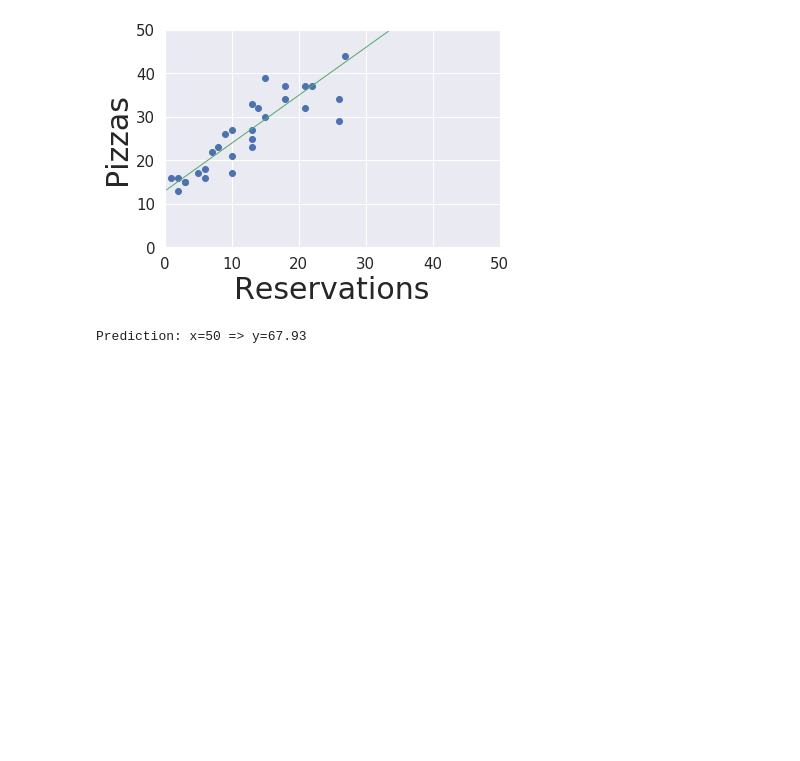
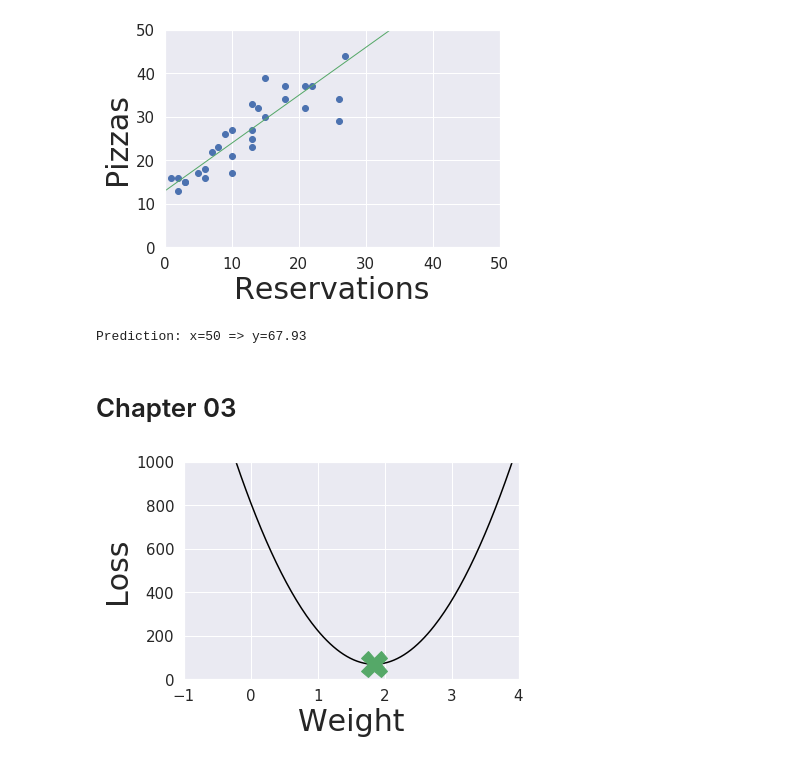
Before and after one commit to eLafo/pml, a Jupyter notebook: Notebook.ipynb, the cells around one changed output. Drawn from its saved outputs; the diff is of its cells as text; code cells hidden in the pictures; blank space fills up the shorter version.

```diff
--- a/Chapter 02.ipynb
+++ b/Notebook.ipynb
@@ -9,5 +13,5 @@ from chapter_02 import linear_regression
 # %%
-X, Y = np.loadtxt("chapter_02/pizza.txt", skiprows=1, unpack=True)
+X, Y = np.loadtxt("data/pizza.txt", skiprows=1, unpack=True)
 # %%
 iterations=10000
 lr=0.01
@@ -57,3 +61,25 @@ prediction = 50
 print("Prediction: x=%d => y=%.2f" % (prediction, linear_regression.predict(prediction, w, b)))
 # %% [output]
 Prediction: x=50 => y=67.93
+# %% [markdown]
+# Chapter 03
+# %%
+# Compute losses for w ranging from -1 to 4
+weights = np.linspace(-1.0, 4.0, 200)
+losses = [linear_regression.loss(X, Y, w, 0) for w in weights]
+# %%
+# Plot weights and losses
+plt.axis([-1, 4, 0, 1000])
+plt.xticks(fontsize=15)
+plt.yticks(fontsize=15)
+plt.xlabel("Weight", fontsize=30)
+plt.ylabel("Loss", fontsize=30)
+plt.plot(weights, losses, color="black")
+
+# Put a green cross on the minimum loss
+min_index = np.argmin(losses)
+plt.plot(weights[min_index], losses[min_index], "gX", markersize=26)
+
+plt.show()
+# %% [output]
+[figure, added]
```
Also changed, not shown: parts of 6 cells of this notebook, 4 other files.
